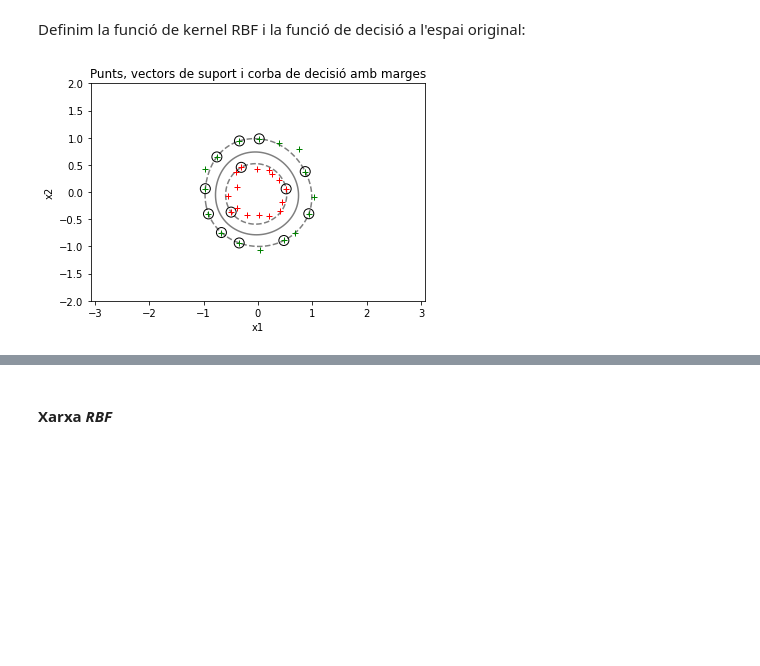
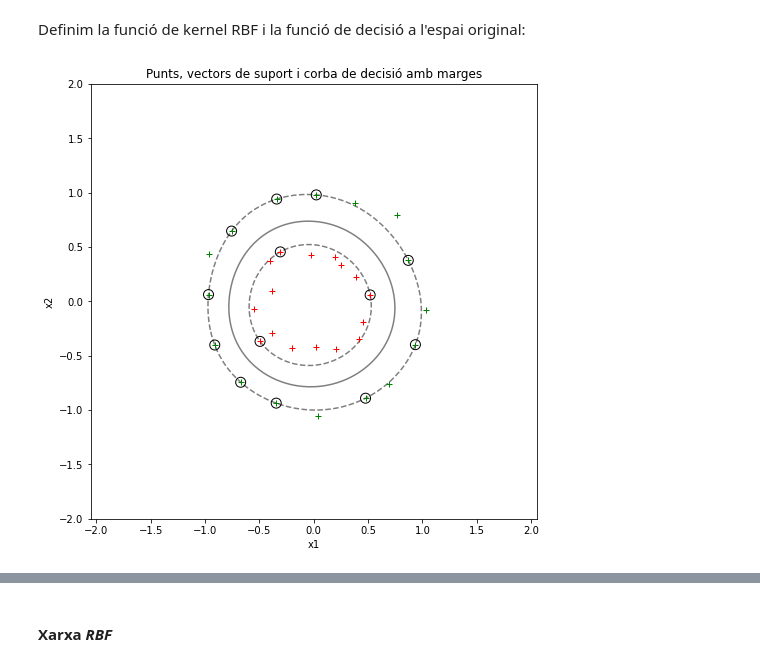
Before and after one commit to llublad/MUSI-AA, a Jupyter notebook: musi-aa-modulo2/handout_2/BERNAT_LADARIA_LLUIS_Problem_2.ipynb, the cells around one changed output, grey strips where cells are left out. Saved outputs shown, nothing was run; the diff lists cells and outputs as text; code cells hidden in the pictures; blank space fills up the shorter version.

```diff
--- a/musi-aa-modulo2/handout_2/BERNAT_LADARIA_LLUIS_Problem_2.ipynb
+++ b/musi-aa-modulo2/handout_2/BERNAT_LADARIA_LLUIS_Problem_2.ipynb
@@ -572,7 +575,7 @@ def plot_scatter_contour(X: np.ndarray, y: np.ndarray, sv: list,
 
     ## començam a dibuixar
     ##
-    plt.figure(1)
+    plt.figure(1, figsize=(8,8))
 
 
     ## dibuixam la corba de decisió i els marges
@@ -924,9 +932,9 @@ def rbf_g2(x) -> float:
 
     return r
 # %%
-plot_scatter_contour(X, y, rbf_sv_index, rbf_g2, margin_level=1)
+plot_scatter_contour(X, y, rbf_sv_index, rbf_g2)
 # %% [output]
-[figure, old version]
+[figure, new version]
 # %%
 plot_map_plane(X, y, rbf_sv_index, rbf_g2)
 # %% [output]
```
Also changed, not shown: parts of 27 cells of this notebook, 2 other files.
